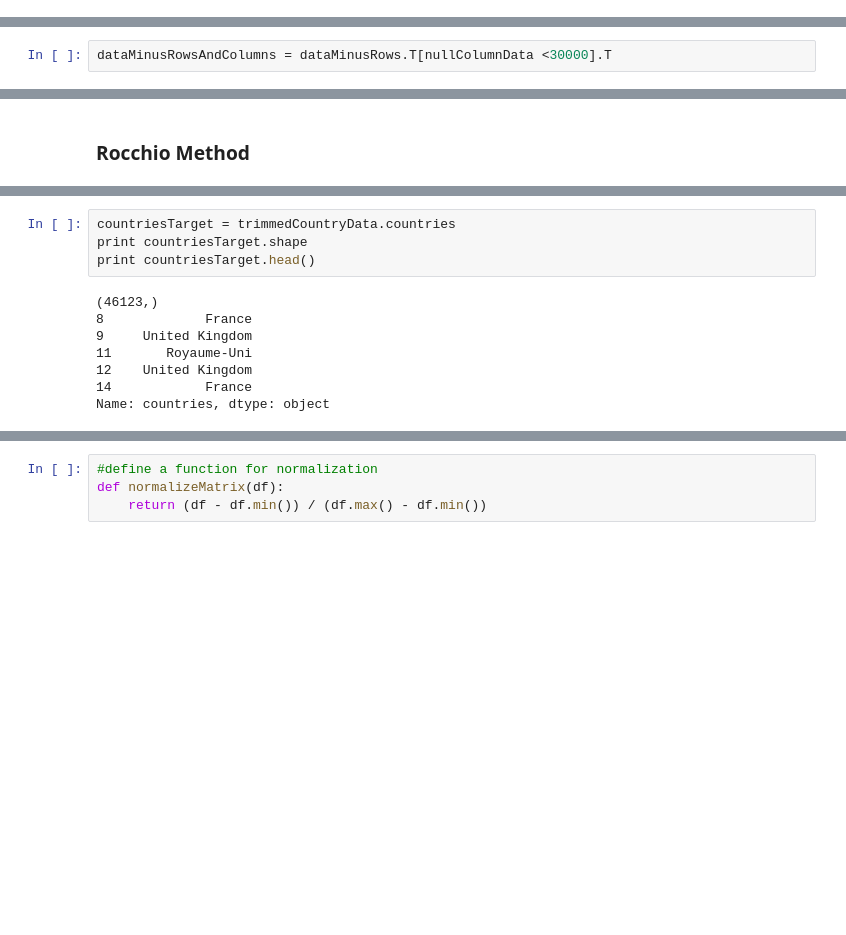
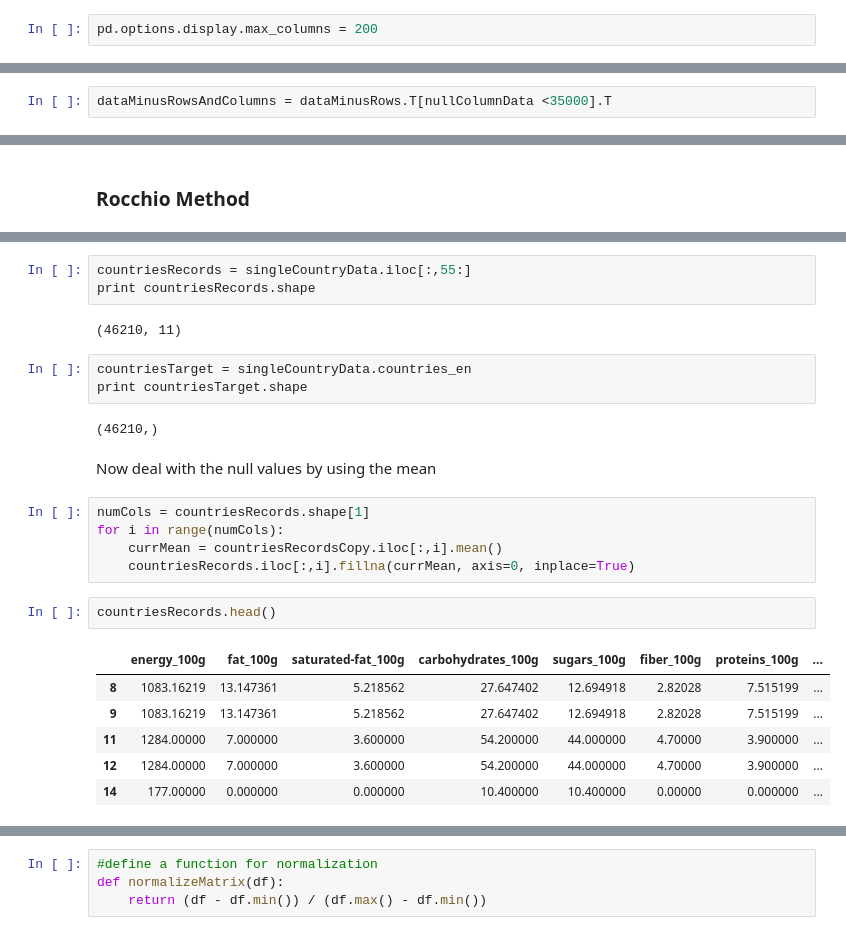
Before and after one commit to jaredvonhalle/CSC478WorldFoodFacts, a Jupyter notebook: Food.ipynb, the cells around one changed output, grey strips where cells are left out. Saved outputs shown, nothing was run; the diff lists cells and outputs as text; blank space fills up the shorter version.

Commit message:
clean up countries analysis and continue rochio. add scrap ipynb

```diff
--- a/Food.ipynb
+++ b/Food.ipynb
@@ -22,6 +24,8 @@ Index([u'code', u'url', u'creator', u'created_t', u'created_datetime',
        u'cocoa_100g', u'chlorophyl_100g', u'carbon-footprint_100g',
        u'nutrition-score-fr_100g', u'nutrition-score-uk_100g'],
       dtype='object', length=159)
+# %%
+pd.options.display.max_columns = 200
 # %%
 data.head()
 # %% [output]
@@ -184,7 +175,7 @@ nullColumnDataSorted.plot()
 <matplotlib.axes._subplots.AxesSubplot at 0x...>
 [figure]
 # %%
-dataMinusRowsAndColumns = dataMinusRows.T[nullColumnData <30000].T
+dataMinusRowsAndColumns = dataMinusRows.T[nullColumnData <35000].T
 # %%
 dataMinusRowsAndColumns.shape
 # %% [output]
@@ -288,15 +254,29 @@ print countriesRecords.shape
+# %%
+countriesRecords = singleCountryData.iloc[:,55:]
+print countriesRecords.shape
+# %% [output]
+(46210, 11)
 # %%
-countriesTarget = trimmedCountryData.countries
+countriesTarget = singleCountryData.countries_en
 print countriesTarget.shape
-print countriesTarget.head()
 # %% [output]
-(46123,)
-8             France
-9     United Kingdom
-11       Royaume-Uni
-12    United Kingdom
-14            France
-Name: countries, dtype: object
+(46210,)
+# %% [markdown]
+Now deal with the null values by using the mean
+# %%
+numCols = countriesRecords.shape[1]
+for i in range(numCols):
+    currMean = countriesRecordsCopy.iloc[:,i].mean()
+    countriesRecords.iloc[:,i].fillna(currMean, axis=0, inplace=True)
+# %%
+countriesRecords.head()
+# %% [output]
+|  | energy_100g | fat_100g | saturated-fat_100g | carbohydrates_100g | sugars_100g | fiber_100g | proteins_100g | ... |
+| 8 | 1083.16219 | 13.147361 | 5.218562 | 27.647402 | 12.694918 | 2.82028 | 7.515199 | ... |
+| 9 | 1083.16219 | 13.147361 | 5.218562 | 27.647402 | 12.694918 | 2.82028 | 7.515199 | ... |
+| 11 | 1284.00000 | 7.000000 | 3.600000 | 54.200000 | 44.000000 | 4.70000 | 3.900000 | ... |
+| 12 | 1284.00000 | 7.000000 | 3.600000 | 54.200000 | 44.000000 | 4.70000 | 3.900000 | ... |
+| 14 | 177.00000 | 0.000000 | 0.000000 | 10.400000 | 10.400000 | 0.00000 | 0.000000 | ... |
 # %%
 x_train, x_test, y_train, y_test = train_test_split(countriesRecords, countriesTarget, test_size=0.2, random_state=33)
 print x_train.shape
```
Also changed, not shown: parts of 23 cells of this notebook, 1 other file.
